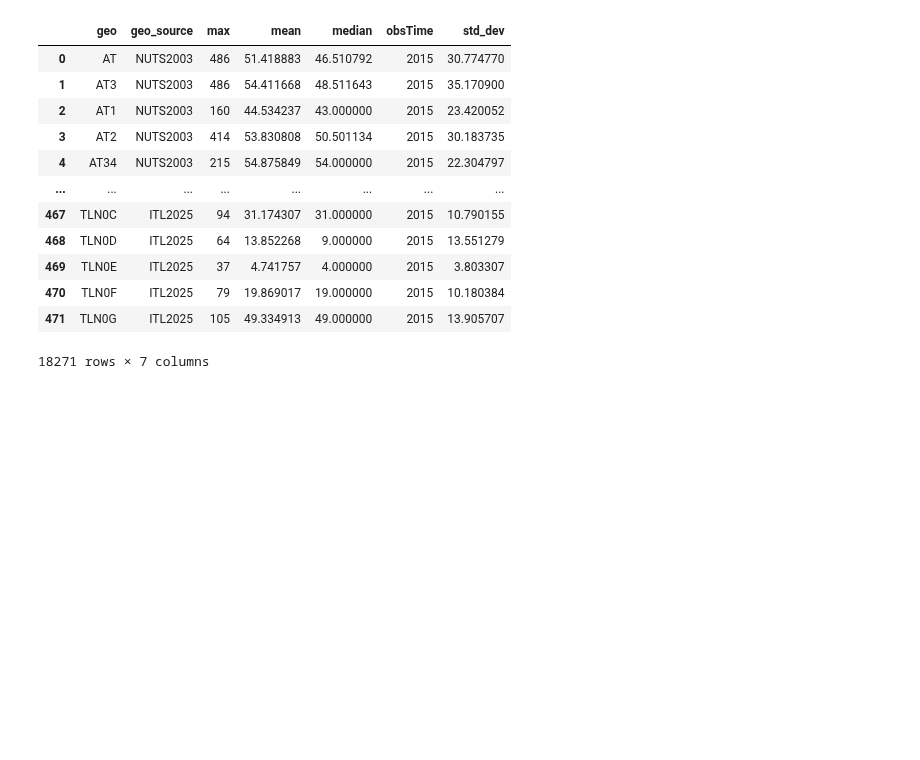
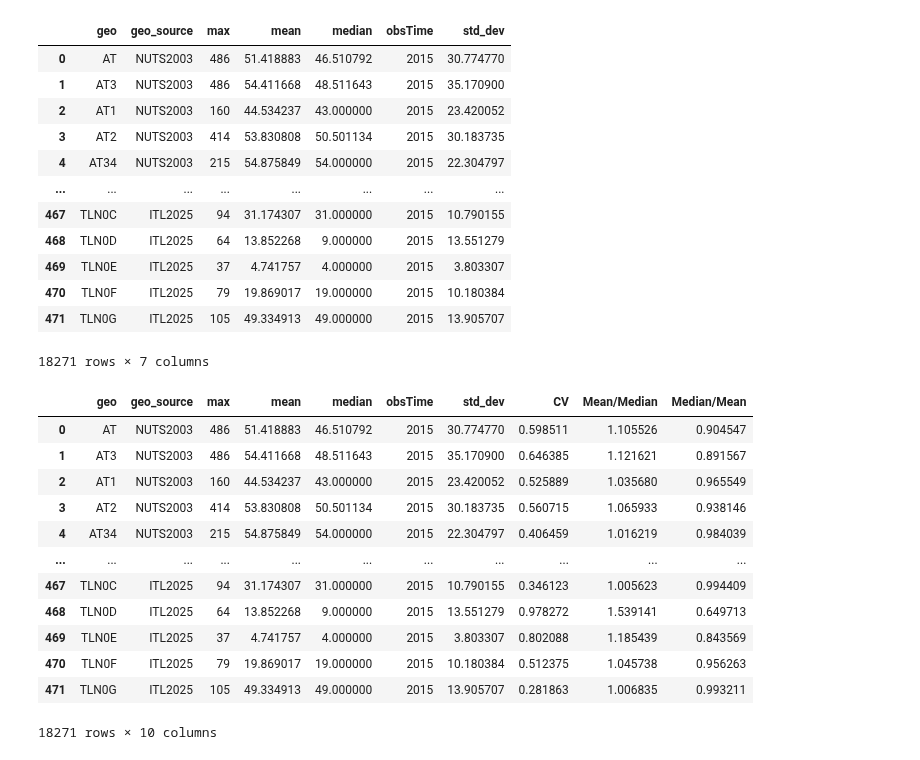
Before and after one commit to OxfordDemSci/Mapineq, a Jupyter notebook: src/data-wrangling/GEE/Accessibility/GEE_Accessibility.ipynb, the cells around one changed output. Saved outputs shown, nothing was run; the diff lists cells and outputs as text; code cells hidden in the pictures; blank space fills up the shorter version.

```diff
--- a/src/data-wrangling/GEE/Accessibility/GEE_Accessibility.ipynb
+++ b/src/data-wrangling/GEE/Accessibility/GEE_Accessibility.ipynb
@@ -124,6 +125,27 @@ a11y_city
 | 470 | TLN0F | ITL2025 | 79 | 19.869017 | 19.000000 | 2015 | 10.180384 |
 | 471 | TLN0G | ITL2025 | 105 | 49.334913 | 49.000000 | 2015 | 13.905707 |
 18271 rows × 7 columns
+# %%
+# Coefficient of Variation
+a11y_city["CV"] = a11y_city["std_dev"] / a11y_city["mean"]
+
+# Simple ratios
+a11y_city["Mean/Median"] = a11y_city["mean"] / a11y_city["median"]
+a11y_city
+# %% [output]
+|  | geo | geo_source | max | mean | median | obsTime | std_dev | CV | Mean/Median | Median/Mean |
+| 0 | AT | NUTS2003 | 486 | 51.418883 | 46.510792 | 2015 | 30.774770 | 0.598511 | 1.105526 | 0.904547 |
+| 1 | AT3 | NUTS2003 | 486 | 54.411668 | 48.511643 | 2015 | 35.170900 | 0.646385 | 1.121621 | 0.891567 |
+| 2 | AT1 | NUTS2003 | 160 | 44.534237 | 43.000000 | 2015 | 23.420052 | 0.525889 | 1.035680 | 0.965549 |
+| 3 | AT2 | NUTS2003 | 414 | 53.830808 | 50.501134 | 2015 | 30.183735 | 0.560715 | 1.065933 | 0.938146 |
+| 4 | AT34 | NUTS2003 | 215 | 54.875849 | 54.000000 | 2015 | 22.304797 | 0.406459 | 1.016219 | 0.984039 |
+| ... | ... | ... | ... | ... | ... | ... | ... | ... | ... | ... |
+| 467 | TLN0C | ITL2025 | 94 | 31.174307 | 31.000000 | 2015 | 10.790155 | 0.346123 | 1.005623 | 0.994409 |
+| 468 | TLN0D | ITL2025 | 64 | 13.852268 | 9.000000 | 2015 | 13.551279 | 0.978272 | 1.539141 | 0.649713 |
+| 469 | TLN0E | ITL2025 | 37 | 4.741757 | 4.000000 | 2015 | 3.803307 | 0.802088 | 1.185439 | 0.843569 |
+| 470 | TLN0F | ITL2025 | 79 | 19.869017 | 19.000000 | 2015 | 10.180384 | 0.512375 | 1.045738 | 0.956263 |
+| 471 | TLN0G | ITL2025 | 105 | 49.334913 | 49.000000 | 2015 | 13.905707 | 0.281863 | 1.006835 | 0.993211 |
+18271 rows × 10 columns
 # %%
 # Melt the dataframe to long format
 a11y_city_long = a11y_city.melt(
```
Also changed, not shown: parts of 6 cells of this notebook, 7 other files.
